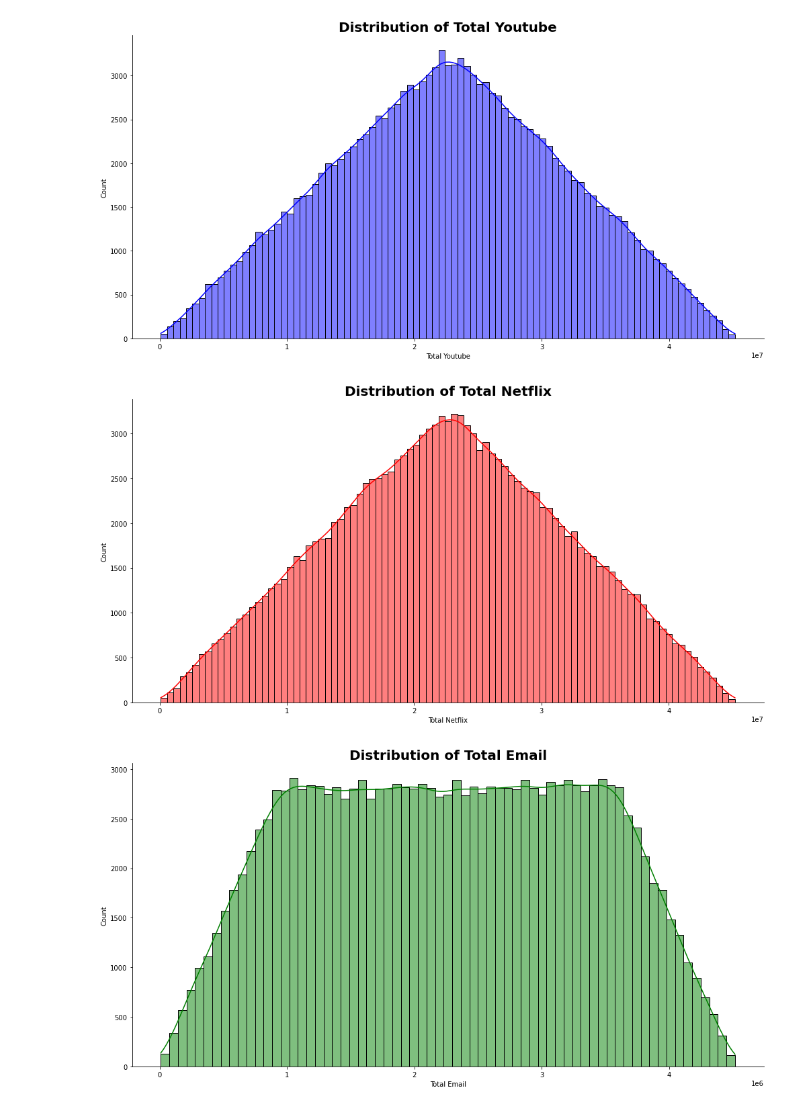
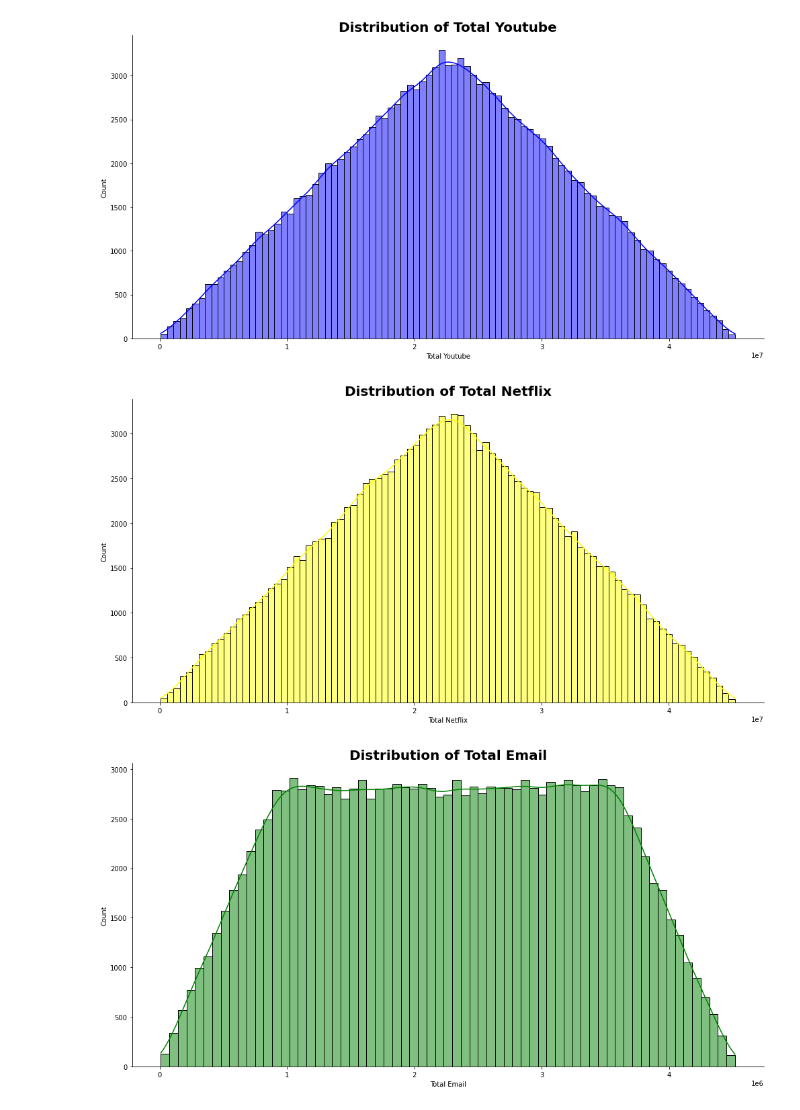
Before and after one commit to ekubay/Telecom-Data-Analysis, a Jupyter notebook: notebooks/Telecom_Data_Analysis_Result.ipynb, the cells around one changed output. Cells and saved outputs as stored; diff of their text form; code cells hidden in the pictures.

Commit message:
updating analysis result

```diff
--- a/notebooks/Telecom_Data_Analysis_Result.ipynb
+++ b/notebooks/Telecom_Data_Analysis_Result.ipynb
@@ -304,8 +310,8 @@ Identify and treat all missing values and outliers in the dataset by replacing b
 # %%
-column_for_analysis = ['Bearer Id','Dur. (ms).1' ,'MSISDN/Number','Total Google', 'Total Youtube', \
+cols = ['Bearer Id','Dur. (ms).1' ,'MSISDN/Number','Total Google', 'Total Youtube', \
                        'Total Netflix', 'Total Email', 'Total Gaming', 'Total Social Media', 'Total Other', 'Total']
 
-user_app_behaviour = user_app_usage[column_for_analysis]
+user_app_behaviour = user_app_usage[cols]
 # %% [markdown]
 All  relevant variables/columns and associated data types
 # %%
@@ -364,9 +370,9 @@ plot_hist(user_app_behaviour, 'Total Youtube', 'blue')
 # %% [output]
 [figure]
 # %%
-plot_hist(user_app_behaviour, 'Total Netflix', 'red')
+plot_hist(user_app_behaviour, 'Total Netflix', 'yellow')
 # %% [output]
-[figure, old version]
+[figure, new version]
 # %%
 plot_hist(user_app_behaviour, 'Total Email', 'green')
 # %% [output]
```
Also changed, not shown: parts of 46 cells of this notebook.
